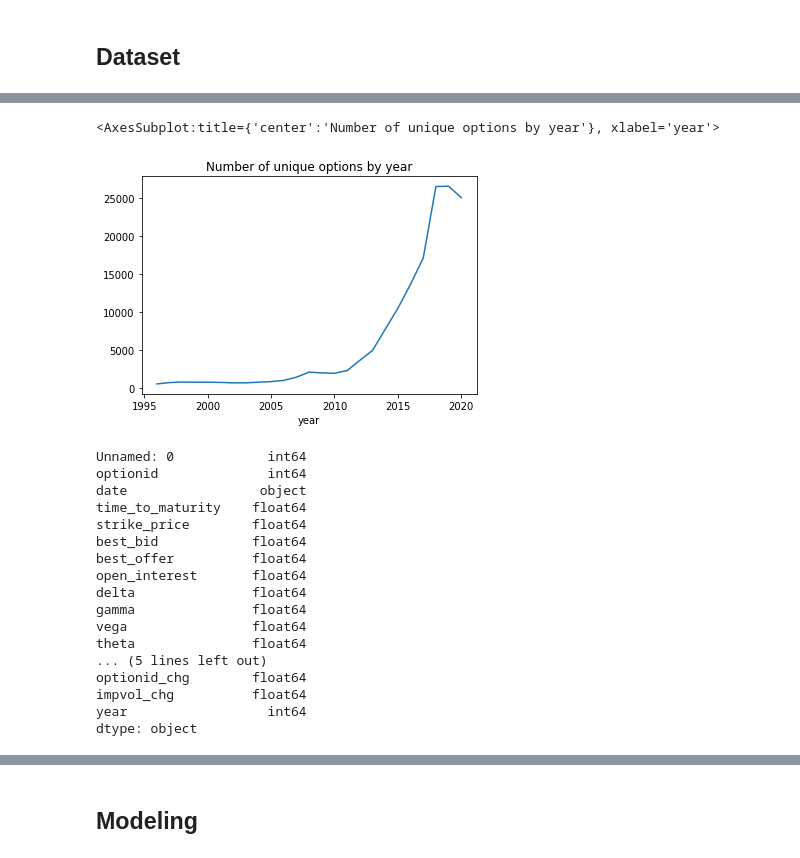
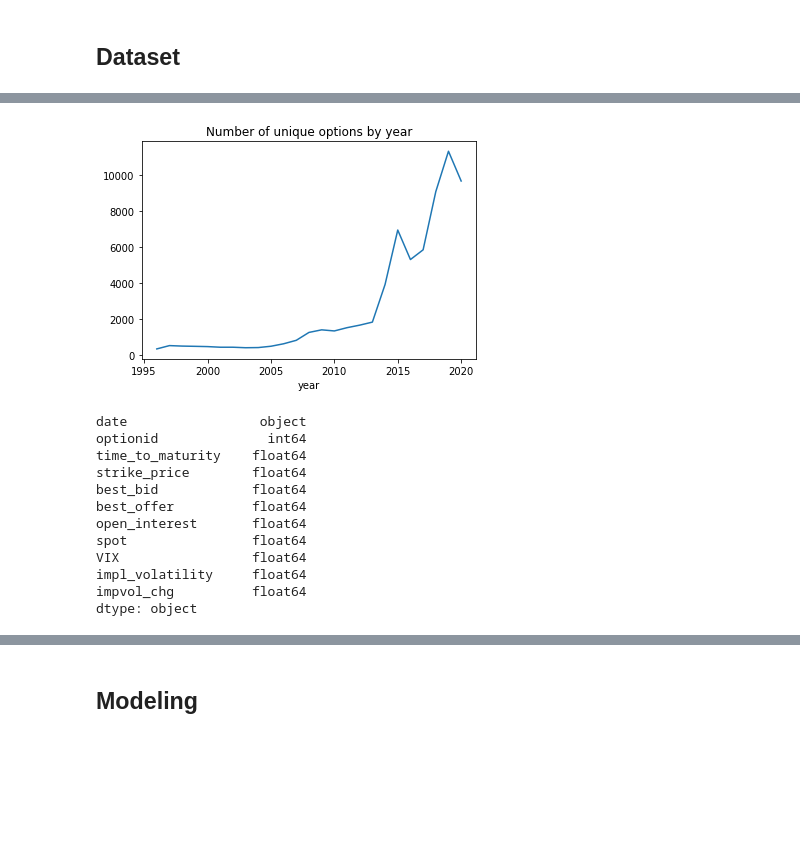
Before and after one commit to hefzhjohn/DL_project, a Jupyter notebook: Analysis.ipynb, the cells around one changed output, grey strips where cells are left out. Cells and saved outputs as stored; diff of their text form; code cells hidden in the pictures; blank space fills up the shorter version.

```diff
--- a/Analysis.ipynb
+++ b/Analysis.ipynb
@@ -10,4 +10,7 @@ from util import data_clean_records
 ## Dataset
 # %%
 data = pd.read_csv("data/processed_all.csv")
-data = data_clean_records(data)
+print(data.shape[0], "unique records with", data.shape[1], "fields.")
+print("Date ranges between ", data.date.min(), "and", data.date.max(), "with", len(data.date.unique()), "unique days.")
+print("Total of", len(data.optionid.unique()), "unique options. On average, each option has", data.groupby("optionid").size().mean(), "records.")
+data.tail()
@@ -21,0 +27,7 @@ Total of 132409 unique options. On average, each option has 39.33751482150005 re
+# %%
+data = data_process_records(data)
+print(data.shape[0], "unique records with", data.shape[1], "fields.")
+print("Date ranges between ", data.date.min(), "and", data.date.max(), "with", len(data.date.unique()), "unique days.")
+print("Total of", len(data.optionid.unique()), "unique options. On average, each option has", data.groupby("optionid").size().mean(), "records.")
+data.to_csv("data/features.csv", index=False)
+data.tail()
@@ -22,26 +44,21 @@ Total of 132409 unique options. On average, each option has 39.33751482150005 re
 # %%
 data['year'] = pd.DatetimeIndex(data["date"]).year
 data.groupby('year')['optionid'].nunique().plot(title="Number of unique options by year")
+data = data.drop(columns=['year'])
 # %% [output]
-<AxesSubplot:title={'center':'Number of unique options by year'}, xlabel='year'>
-[figure, old version]
+[figure, new version]
 # %%
 data.dtypes
 # %% [output]
-Unnamed: 0            int64
+date                 object
 optionid              int64
-date                 object
 time_to_maturity    float64
 strike_price        float64
 best_bid            float64
 best_offer          float64
 open_interest       float64
-delta               float64
-gamma               float64
-vega                float64
-theta               float64
-... (5 lines left out)
-optionid_chg        float64
+spot                float64
+VIX                 float64
+impl_volatility     float64
 impvol_chg          float64
-year                  int64
 dtype: object
```
Also changed, not shown: parts of 13 cells of this notebook, 2 other files.
